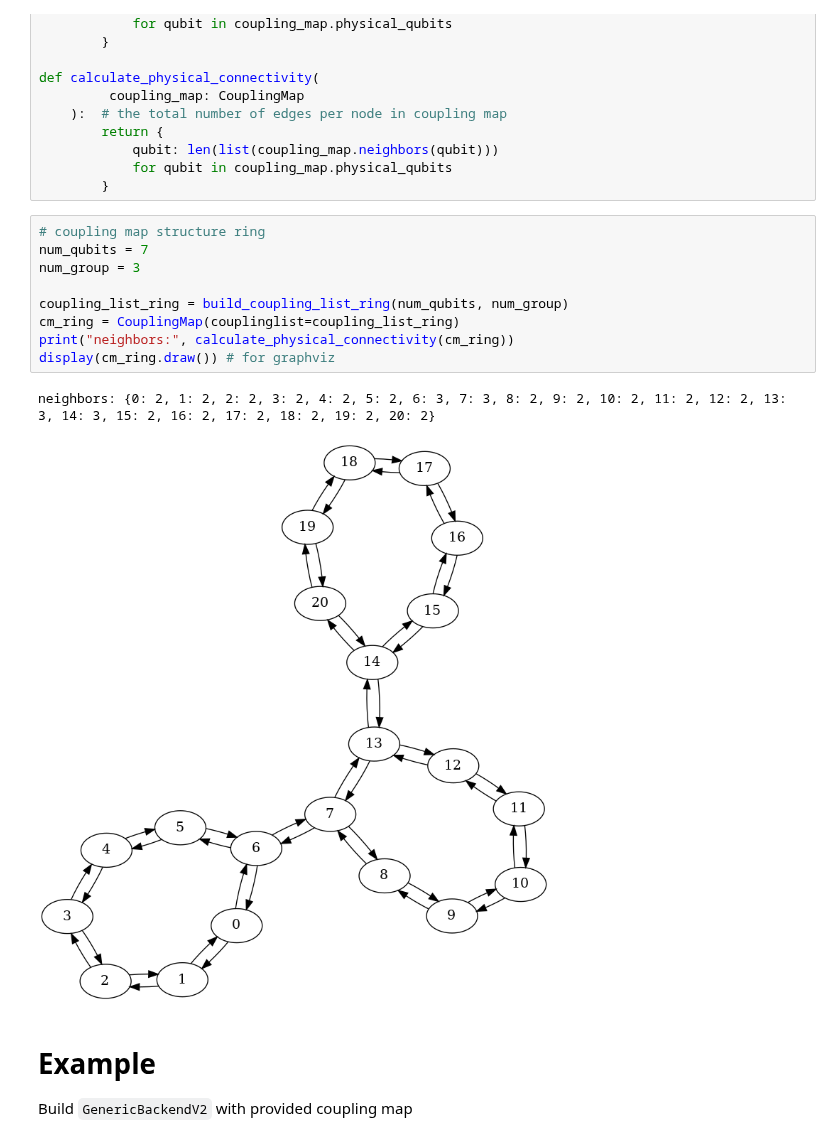
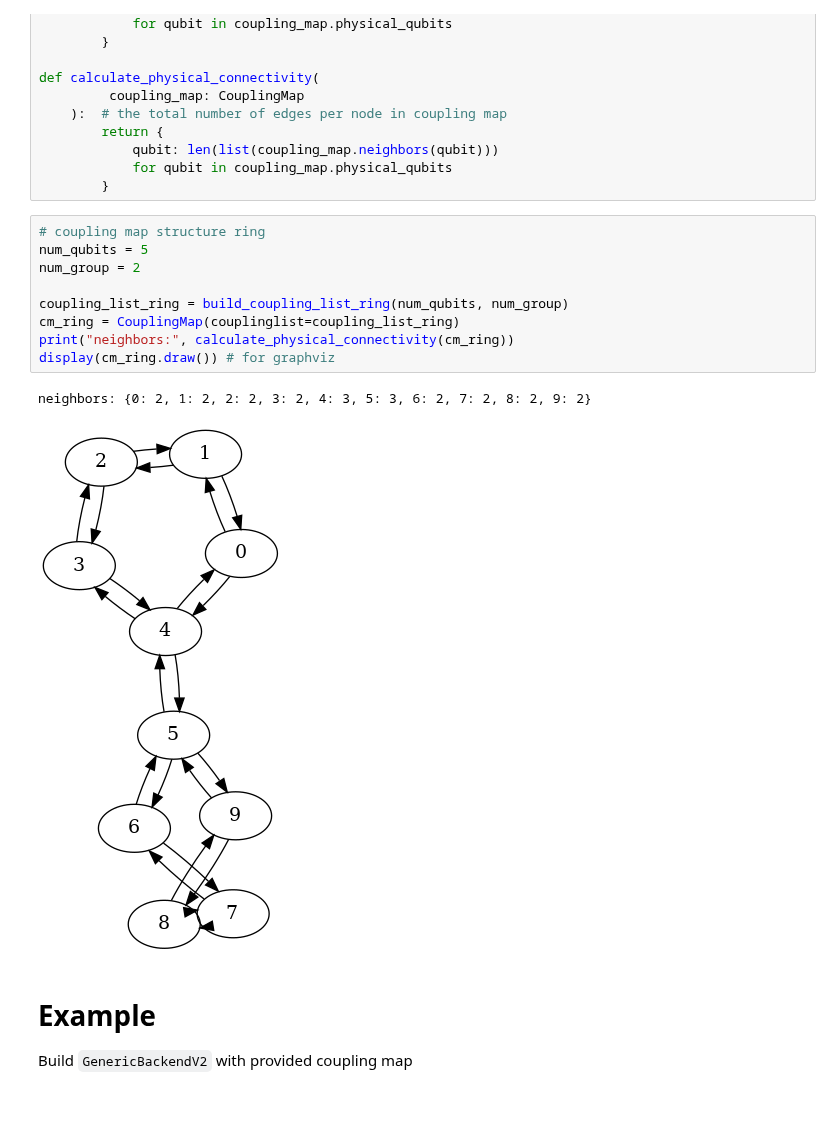
Before and after one commit to natashaval/qubit-mapping-distributed-qc, a Jupyter notebook: 0_generic_backend.ipynb, the cells around one changed output. Cells and saved outputs as stored; diff of their text form; blank space fills up the shorter version.

```diff
--- a/0_generic_backend.ipynb
+++ b/0_generic_backend.ipynb
@@ -32,16 +32,16 @@ def calculate_physical_connectivity(
         }
 # %%
 # coupling map structure ring
-num_qubits = 7
-num_group = 3
+num_qubits = 5
+num_group = 2
 
 coupling_list_ring = build_coupling_list_ring(num_qubits, num_group)
 cm_ring = CouplingMap(couplinglist=coupling_list_ring)
 print("neighbors:", calculate_physical_connectivity(cm_ring))
 display(cm_ring.draw()) # for graphviz
 # %% [output]
-neighbors: {0: 2, 1: 2, 2: 2, 3: 2, 4: 2, 5: 2, 6: 3, 7: 3, 8: 2, 9: 2, 10: 2, 11: 2, 12: 2, 13: 3, 14: 3, 15: 2, 16: 2, 17: 2, 18: 2, 19: 2, 20: 2}
+neighbors: {0: 2, 1: 2, 2: 2, 3: 2, 4: 3, 5: 3, 6: 2, 7: 2, 8: 2, 9: 2}
-[figure, old version]
+[figure, new version]
 # %% [markdown]
 # Example
 
```
Also changed, not shown: parts of 9 cells of this notebook, 7 other files.
